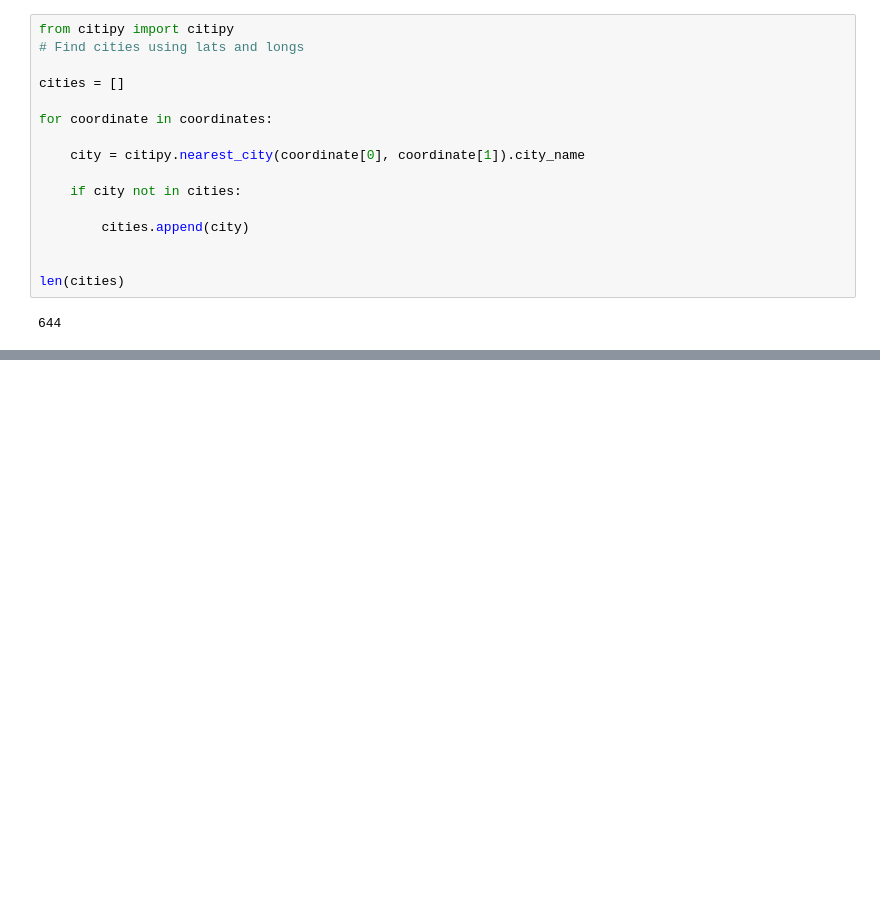
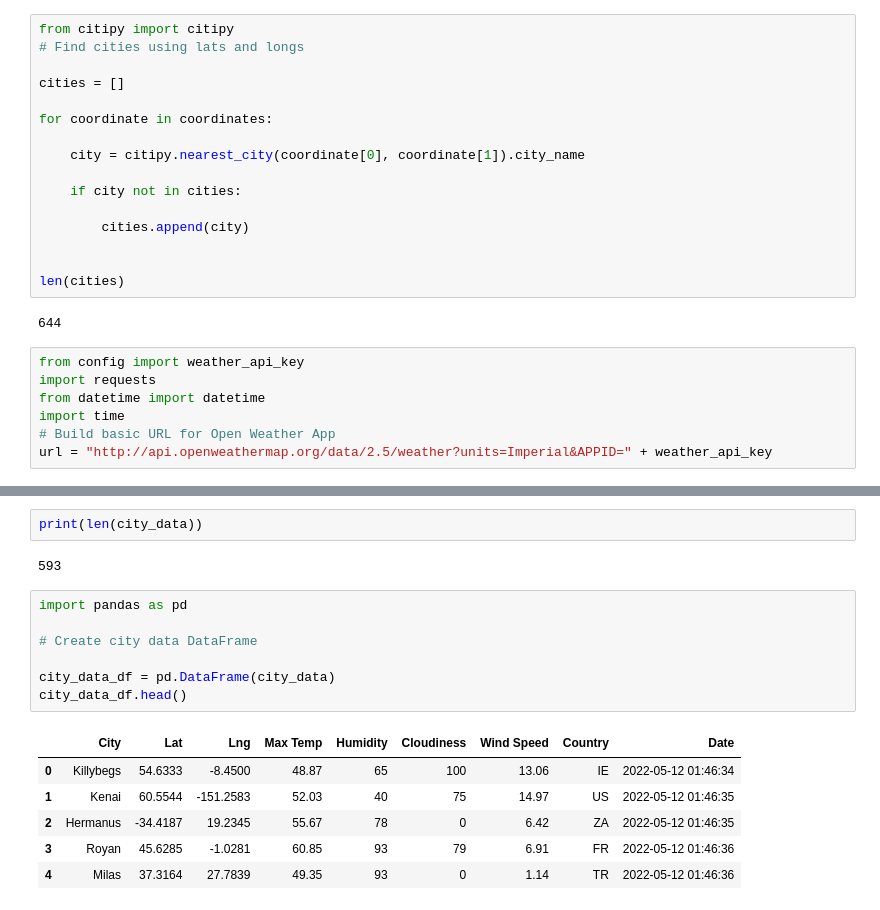
Before and after one commit to Bbert88/world-weather-analysis, a Jupyter notebook: WeatherPy.ipynb, the cells around one changed output, grey strips where cells are left out. Drawn from its saved outputs; the diff is of its cells as text; blank space fills up the shorter version.

```diff
--- a/WeatherPy.ipynb
+++ b/WeatherPy.ipynb
@@ -37,3 +37,10 @@ for coordinate in coordinates:
 len(cities)
 # %% [output]
 644
+# %%
+from config import weather_api_key
+import requests
+from datetime import datetime
+import time
+# Build basic URL for Open Weather App
+url = "http://api.openweathermap.org/data/2.5/weather?units=Imperial&APPID=" + weather_api_key
@@ -39,0 +132,18 @@ len(cities)
+# %%
+print(len(city_data))
+# %% [output]
+593
+# %%
+import pandas as pd
+
+# Create city data DataFrame
+
+city_data_df = pd.DataFrame(city_data)
+city_data_df.head()
+# %% [output]
+|  | City | Lat | Lng | Max Temp | Humidity | Cloudiness | Wind Speed | Country | Date |
+| 0 | Killybegs | 54.6333 | -8.4500 | 48.87 | 65 | 100 | 13.06 | IE | 2022-05-12 01:46:34 |
+| 1 | Kenai | 60.5544 | -151.2583 | 52.03 | 40 | 75 | 14.97 | US | 2022-05-12 01:46:35 |
+| 2 | Hermanus | -34.4187 | 19.2345 | 55.67 | 78 | 0 | 6.42 | ZA | 2022-05-12 01:46:35 |
+| 3 | Royan | 45.6285 | -1.0281 | 60.85 | 93 | 79 | 6.91 | FR | 2022-05-12 01:46:36 |
+| 4 | Milas | 37.3164 | 27.7839 | 49.35 | 93 | 0 | 1.14 | TR | 2022-05-12 01:46:36 |
```
Also changed, not shown: parts of 3 cells of this notebook, 2 other files.
